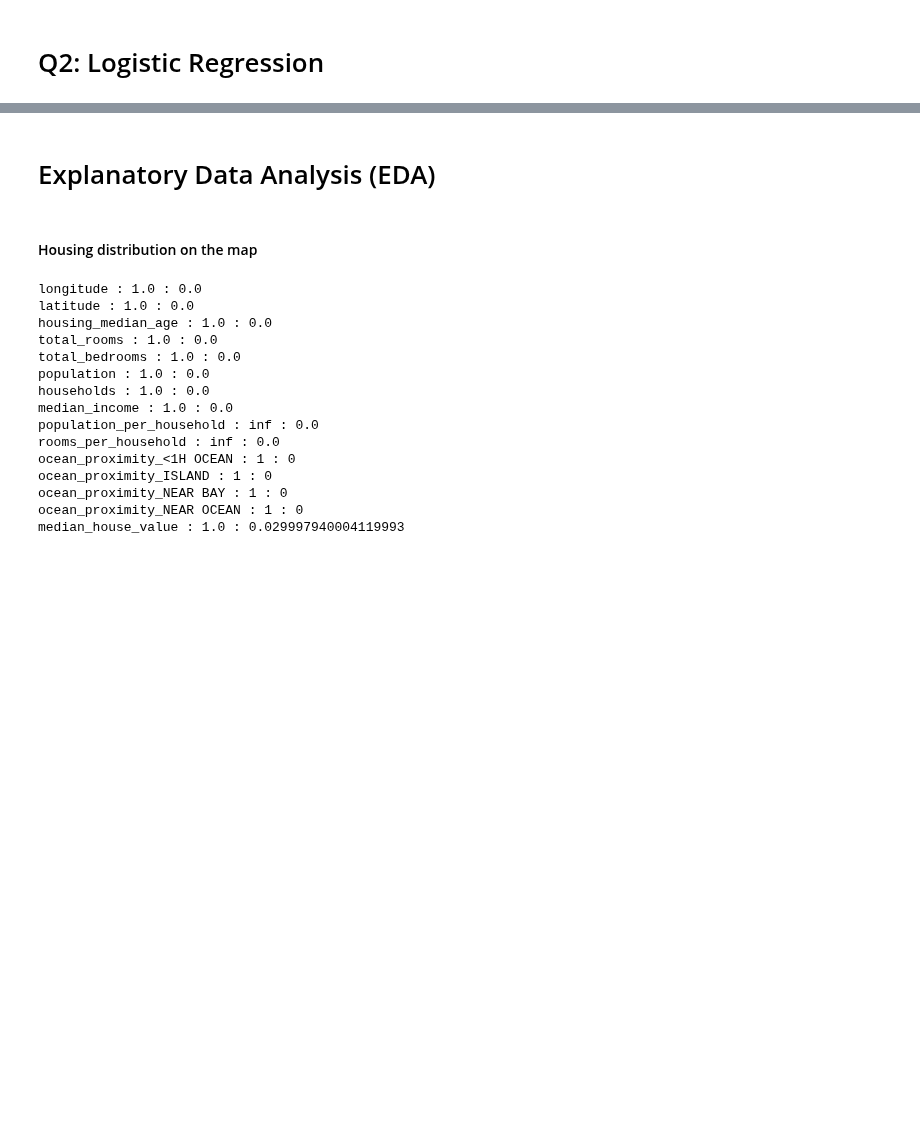
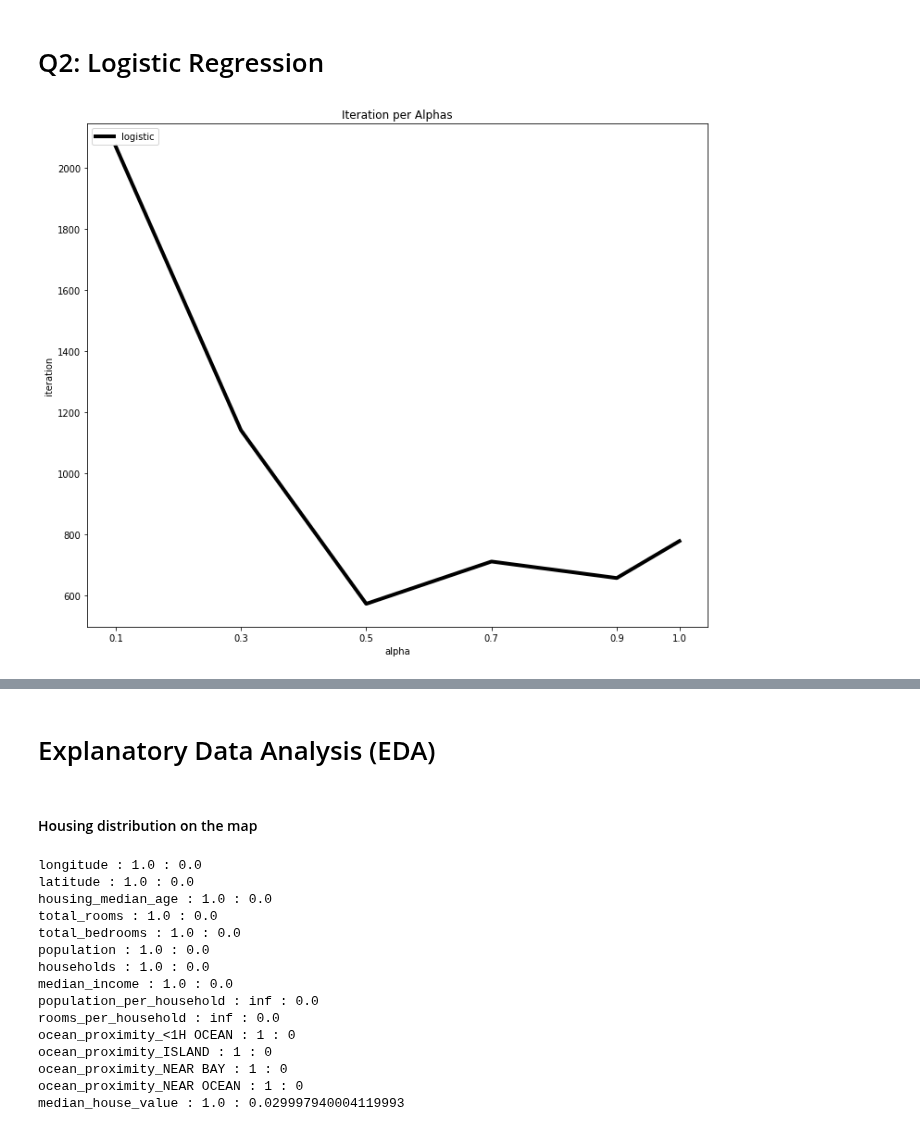
Before and after one commit to a-m-kyp/ML-HW, a Jupyter notebook: HW#2.ipynb, the cells around one changed output, grey strips where cells are left out. Saved outputs shown, nothing was run; the diff lists cells and outputs as text; code cells hidden in the pictures; blank space fills up the shorter version.

```diff
--- a/HW#2.ipynb
+++ b/HW#2.ipynb
@@ -978,0 +1003,83 @@ y_train, y_test, y_validation, = reshape_to_1d(y_train, y_test, y_validation)
+# %%
+######################################################
+#                                                    #
+#                       Part F                       #
+#                                                    #
+######################################################
+
+metrics = []
+regul_param = 1
+coeffs_list = []
+iteration_list = []
+alpha_list = [0.1, 0.3, 0.5, 0.7, 0.9, 1]
+accumulated_metrics = pd.DataFrame(columns=["alpha", "lambda_param", "accuracy", "precision", "recall", "f1_score", "loss", "iteration" ])
+
+for alpha in alpha_list:
+    initial_theta = np.random.rand(X.shape[1]) * 10 + 5 # random values between 5 and 10
+    # k-fold cross validation
+
+    ######################################################
+    #                                                    #
+    #                       Part C                       #
+    #                                                    #
+    ######################################################
+
+    average_metric_df, coeffs, iteration_mean  = cross_validation(X, y, k_fold_number=5, scoring="f1_score", initial_theta=initial_theta, shuffle=True, alpha=alpha, lambda_param=regul_param, verbose=False)
+    accumulated_metrics = accumulated_metrics.append(average_metric_df, ignore_index=True)
+    coeffs_list.append(coeffs)
+    iteration_list.append(iteration_mean)
+accumulated_metrics['iteration'] = iteration_list
+accumulated_metrics['coeffs'] = coeffs_list
+
+######################################################
+#                                                    #
+#                       Part D                       #
+#                                                    #
+######################################################
+alpha_list = accumulated_metrics["alpha"]
+iteration_list = accumulated_metrics["iteration"]
+plot_iteration_per_alpha(concat_data(alpha_list, iteration_list))
+
+######################################################
+#                                                    #
+#                       Part E                       #
+#                                                    #
+######################################################
+plot_metrics(accumulated_metrics)
+
+
+# best alpha and coefficients from accumulated metrics
+alpha, regul_param, coeffs, loss, iteration = get_train_fit_min_value(accumulated_metrics, "loss")
+
+# best model coefficients
+plot_coeffs(feature_columns, coeffs, alpha, regul_param)
+
+######################################################
+#                                                    #
+#                   Part A and B                     #
+#                                                    #
+######################################################
+y_predict = predict_logistic_regression(x_test, coeffs) # A
+metrics = calculate_metrics(y_test, y_predict) # B
+accuracy_value, precision_value, recall_value, f1_score_value, cm_result = metrics
+# Confusion Matrix
+show_metrics(cm_result)
+report_error_df = report_error(y_test, y_predict)
+metrics = pd.DataFrame(columns=["value"], index=["alpha", "regul_param", "loss", "iteration", "accuracy", "precision", "recall", "f1_score", "coeffs", "MSE", "MAE", "RMSE", "R2"])
+metrics.loc["alpha"] = alpha
+metrics.loc["regul_param"] = regul_param
+metrics.loc["loss"] = loss
+metrics.loc["iteration"] = iteration
+metrics.loc["accuracy"] = accuracy_value
+metrics.loc["precision"] = precision_value
+metrics.loc["recall"] = recall_value
+metrics.loc["f1_score"] = f1_score_value
+metrics.at["coeffs", "value"] = coeffs
+metrics.at["MSE", "value"] = report_error_df["MSE"]
+metrics.at["MAE", "value"] = report_error_df["MAE"]
+metrics.at["RMSE", "value"] = report_error_df["RMSE"]
+metrics.at["R2", "value"] = report_error_df["R squared"]
+print(metrics) # B
+plot_logistic_regression(x_test.copy(), y_test.copy(), coeffs, column_number=1)
+# %% [output]
+[figure, added]
```
Also changed, not shown: parts of 16 cells of this notebook.
